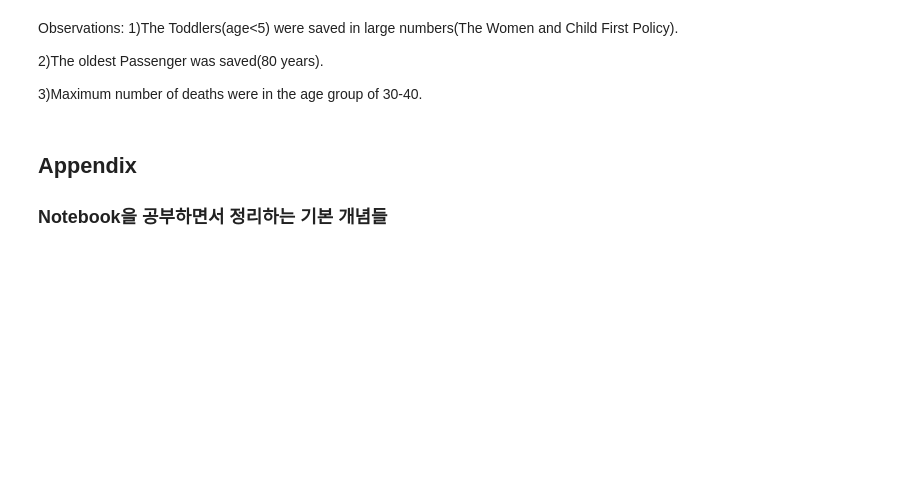
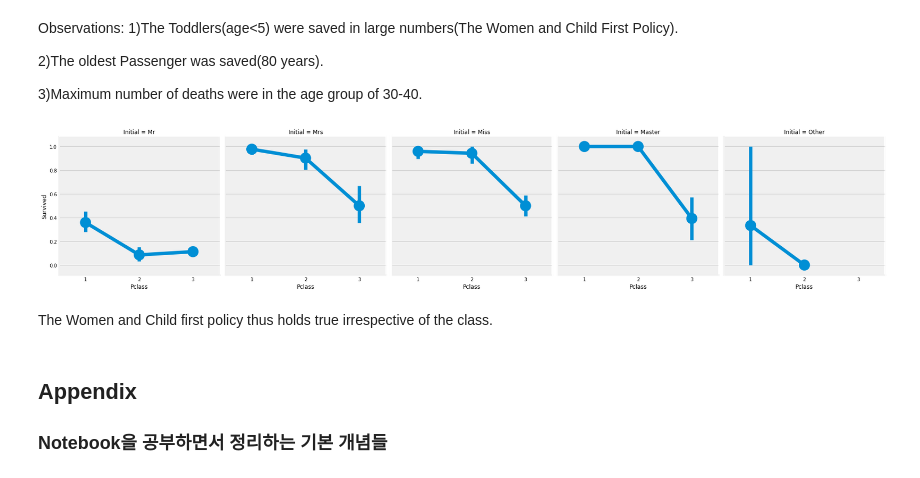
Before and after one commit to Steve-YJ/Explore-Kaggle, a Jupyter notebook: 01. Titanic/01. Kaggle-Titanic.ipynb, the cells around one changed output. Saved outputs shown, nothing was run; the diff lists cells and outputs as text; code cells hidden in the pictures; blank space fills up the shorter version.

```diff
--- a/01. Titanic/01. Kaggle-Titanic.ipynb
+++ b/01. Titanic/01. Kaggle-Titanic.ipynb
@@ -502,7 +505,12 @@ Observations:
 
 3)Maximum number of deaths were in the age group of 30-40.
 # %%
-sns.factorplot('Pclass', 'Survived', col=)
+sns.factorplot('Pclass', 'Survived', col='Initial', data=data)
+plt.show()
+# %% [output]
+[figure, added]
+# %% [markdown]
+The Women and Child first policy thus holds true irrespective of the class.
 # %% [markdown]
 ## Appendix
 
```
Also changed, not shown: parts of 2 cells of this notebook.
